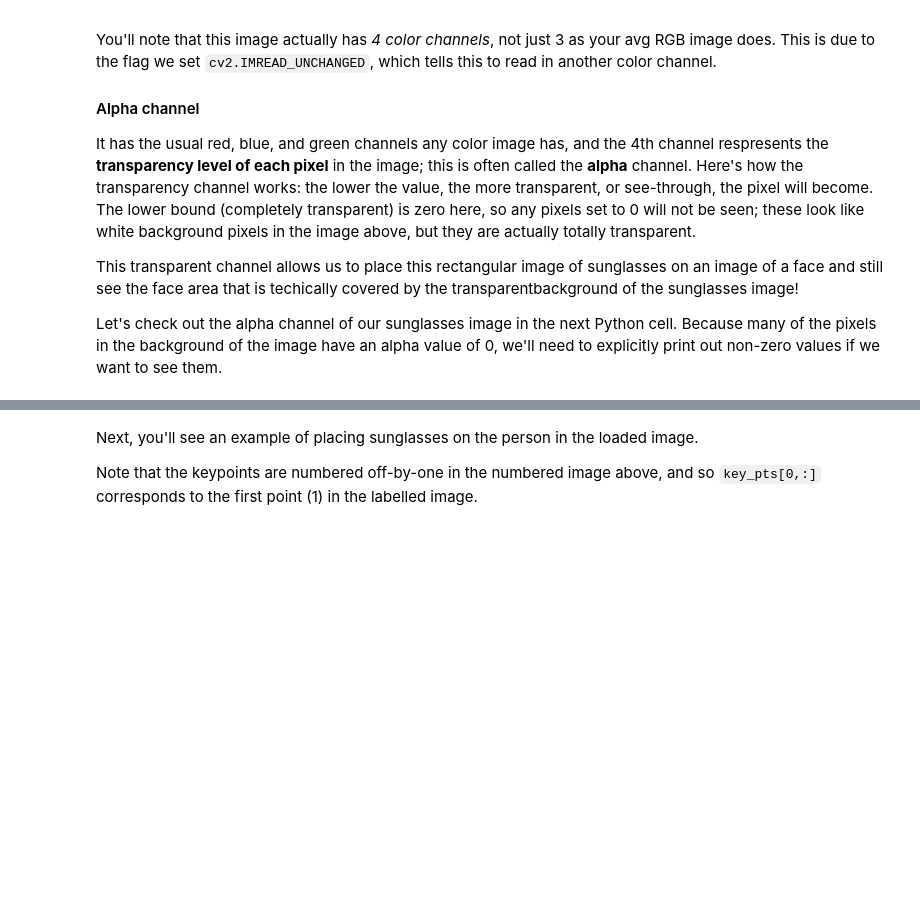
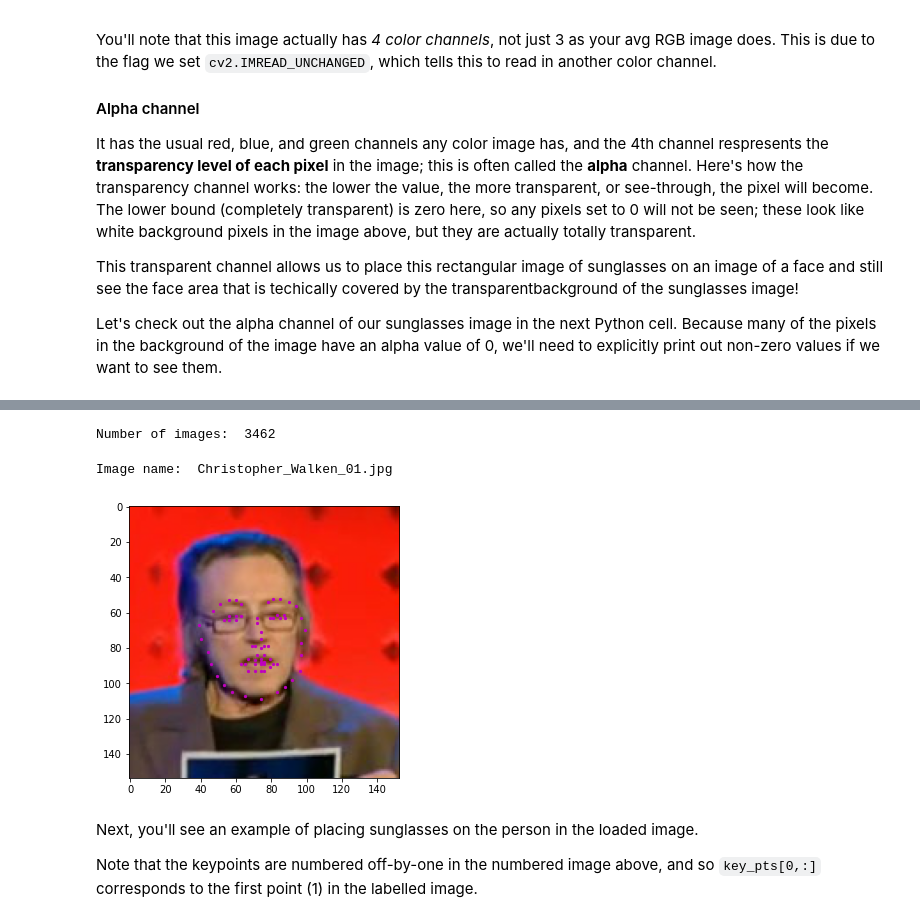
Before and after one commit to amcumber/udacity-cv-keypoint-detection, a Jupyter notebook: 4. Fun with Keypoints.ipynb, the cells around one changed output, grey strips where cells are left out. Saved outputs shown, nothing was run; the diff lists cells and outputs as text; code cells hidden in the pictures; blank space fills up the shorter version.

```diff
--- a/4. Fun with Keypoints.ipynb
+++ b/4. Fun with Keypoints.ipynb
@@ -70,10 +80,12 @@ Next, we'll load in an example image. Below, you've been given an image and set
 !unzip -n /data/train-test-data.zip -d /data
 # %%
 # load in training data
-key_pts_frame = pd.read_csv('/data/training_frames_keypoints.csv')
+key_pts_frame = pd.read_csv('data/training_frames_keypoints.csv')
 
 # print out some stats about the data
 print('Number of images: ', key_pts_frame.shape[0])
+# %% [output]
+Number of images:  3462
 # %%
 # helper function to display keypoints
 def show_keypoints(image, key_pts):
@@ -83,16 +95,19 @@ def show_keypoints(image, key_pts):
 # %%
 # a selected image
 n = 120
 image_name = key_pts_frame.iloc[n, 0]
-image = mpimg.imread(os.path.join('/data/training/', image_name))
-key_pts = key_pts_frame.iloc[n, 1:].as_matrix()
+image = mpimg.imread(os.path.join('data/training/', image_name))
+key_pts = key_pts_frame.iloc[n, 1:].values
 key_pts = key_pts.astype('float').reshape(-1, 2)
 
 print('Image name: ', image_name)
 
 plt.figure(figsize=(5, 5))
 show_keypoints(image, key_pts)
 plt.show()
+# %% [output]
+Image name:  Christopher_Walken_01.jpg
+[figure, added]
 # %% [markdown]
 Next, you'll see an example of placing sunglasses on the person in the loaded image.
 
```
Also changed, not shown: parts of 4 cells of this notebook.
